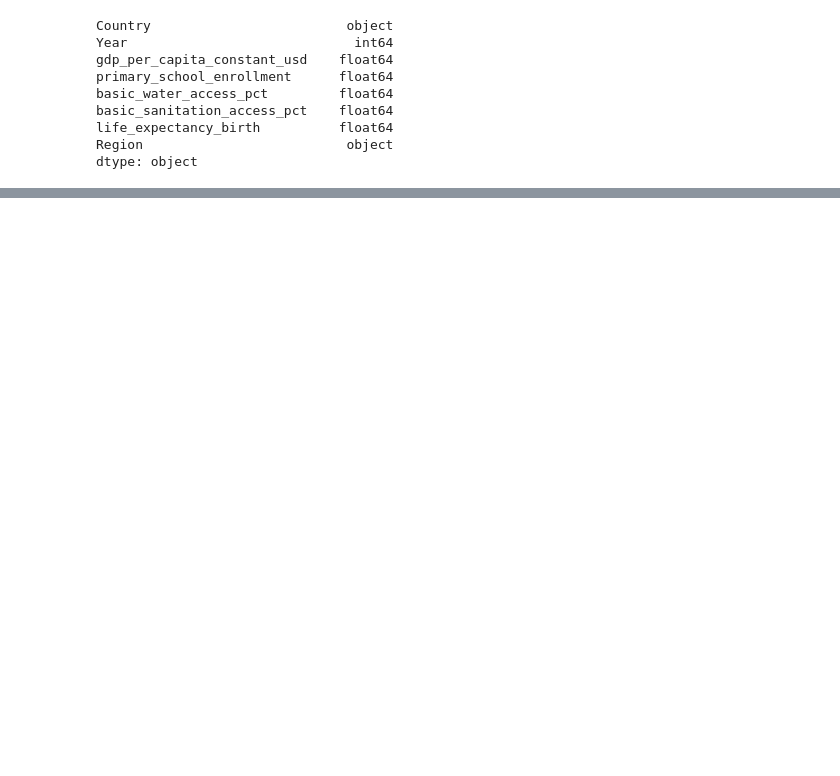
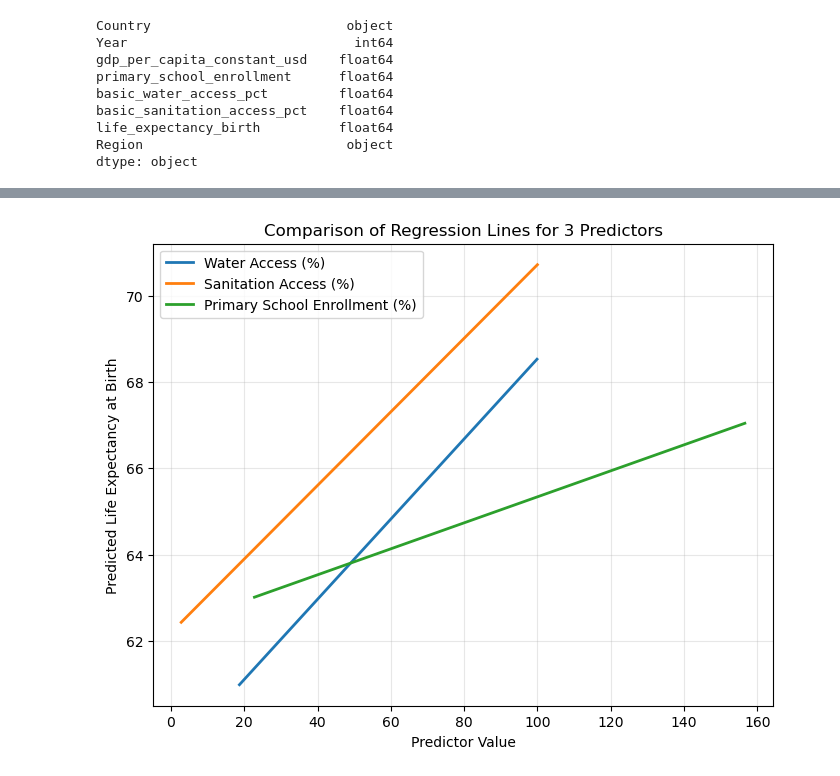
Before and after one commit to Lauraleyao/DATASCI350-group3, a Jupyter notebook: linear_regression.ipynb, the cells around one changed output, grey strips where cells are left out. Saved outputs shown, nothing was run; the diff lists cells and outputs as text; code cells hidden in the pictures; blank space fills up the shorter version.

Commit message:
update sql data summary and linear regressions

```diff
--- a/linear_regression.ipynb
+++ b/linear_regression.ipynb
@@ -66,3 +71,46 @@ Notes:
 [1] Standard Errors assume that the covariance matrix of the errors is correctly specified.
 [2] The condition number is large, 2.02e+04. This might indicate that there are
 strong multicollinearity or other numerical problems.
+# %%
+#One plot with all 3 slopes for each X var
+
+vars_to_plot = {
+    "basic_water_access_pct": "Water Access (%)",
+    "basic_sanitation_access_pct": "Sanitation Access (%)",
+    "primary_school_enrollment": "Primary School Enrollment (%)"
+}
+
+plt.figure(figsize=(8, 6))
+
+for x_var, label in vars_to_plot.items():
+    # X range for this variable
+    x_range = np.linspace(df_clean[x_var].min(), df_clean[x_var].max(), 100)
+
+    # Means of other X vars
+    mean_vals = {
+        "basic_water_access_pct": df_clean["basic_water_access_pct"].mean(),
+        "basic_sanitation_access_pct": df_clean["basic_sanitation_access_pct"].mean(),
+        "primary_school_enrollment": df_clean["primary_school_enrollment"].mean(),
+        "gdp_per_capita_constant_usd": df_clean["gdp_per_capita_constant_usd"].mean()
+    }
+
+    # Build prediction using the model
+    predicted_y = (
+        model.params["const"]
+        + model.params["basic_water_access_pct"] * (x_range if x_var == "basic_water_access_pct" else mean_vals["basic_water_access_pct"])
+        + model.params["basic_sanitation_access_pct"] * (x_range if x_var == "basic_sanitation_access_pct" else mean_vals["basic_sanitation_access_pct"])
+        + model.params["primary_school_enrollment"] * (x_range if x_var == "primary_school_enrollment" else mean_vals["primary_school_enrollment"])
+        + model.params["gdp_per_capita_constant_usd"] * mean_vals["gdp_per_capita_constant_usd"]
+    )
+
+    # Plot line
+    plt.plot(x_range, predicted_y, label=label, linewidth=2)
+
+plt.xlabel("Predictor Value")
+plt.ylabel("Predicted Life Expectancy at Birth")
+plt.title("Comparison of Regression Lines for 3 Predictors")
+plt.legend()
+plt.grid(alpha=0.3)
+plt.show()
+# %% [output]
+[figure, added]
```
Also changed, not shown: parts of 16 cells of this notebook, 1 other file.
